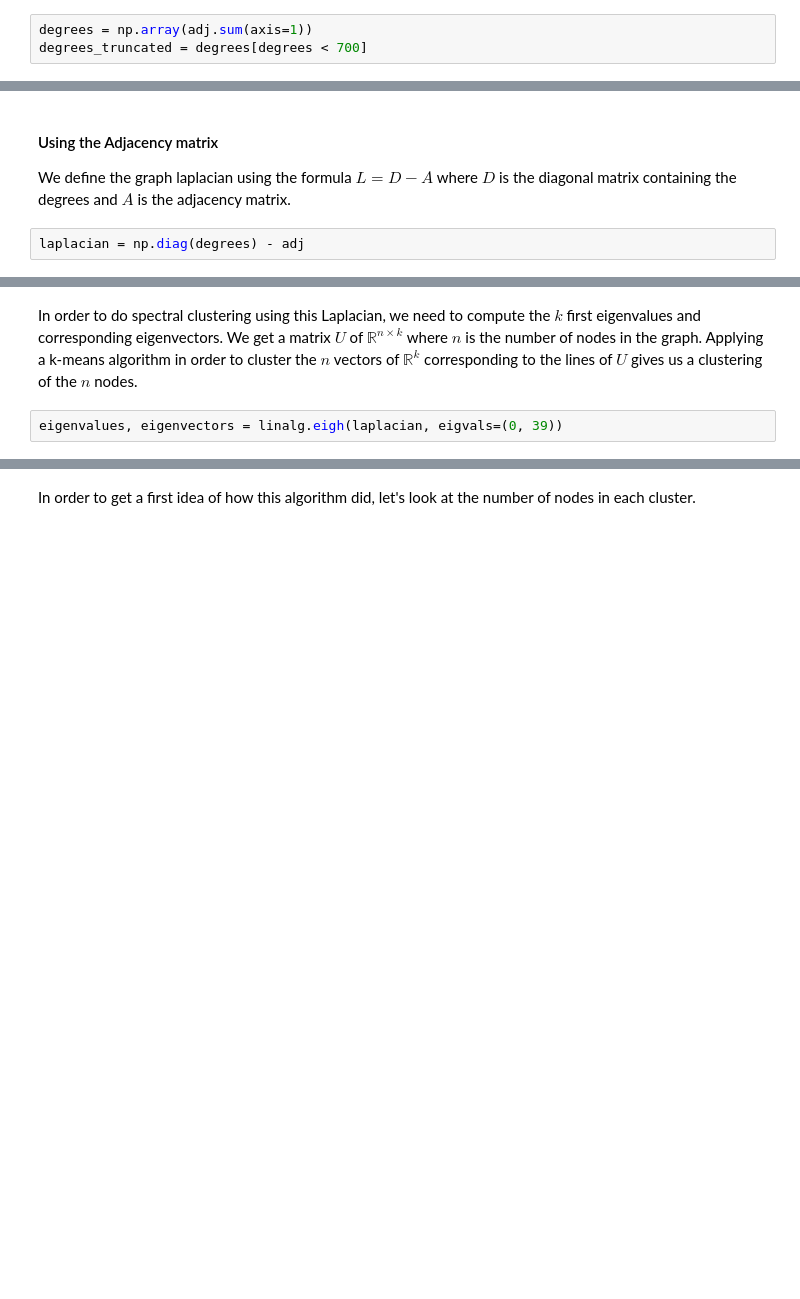
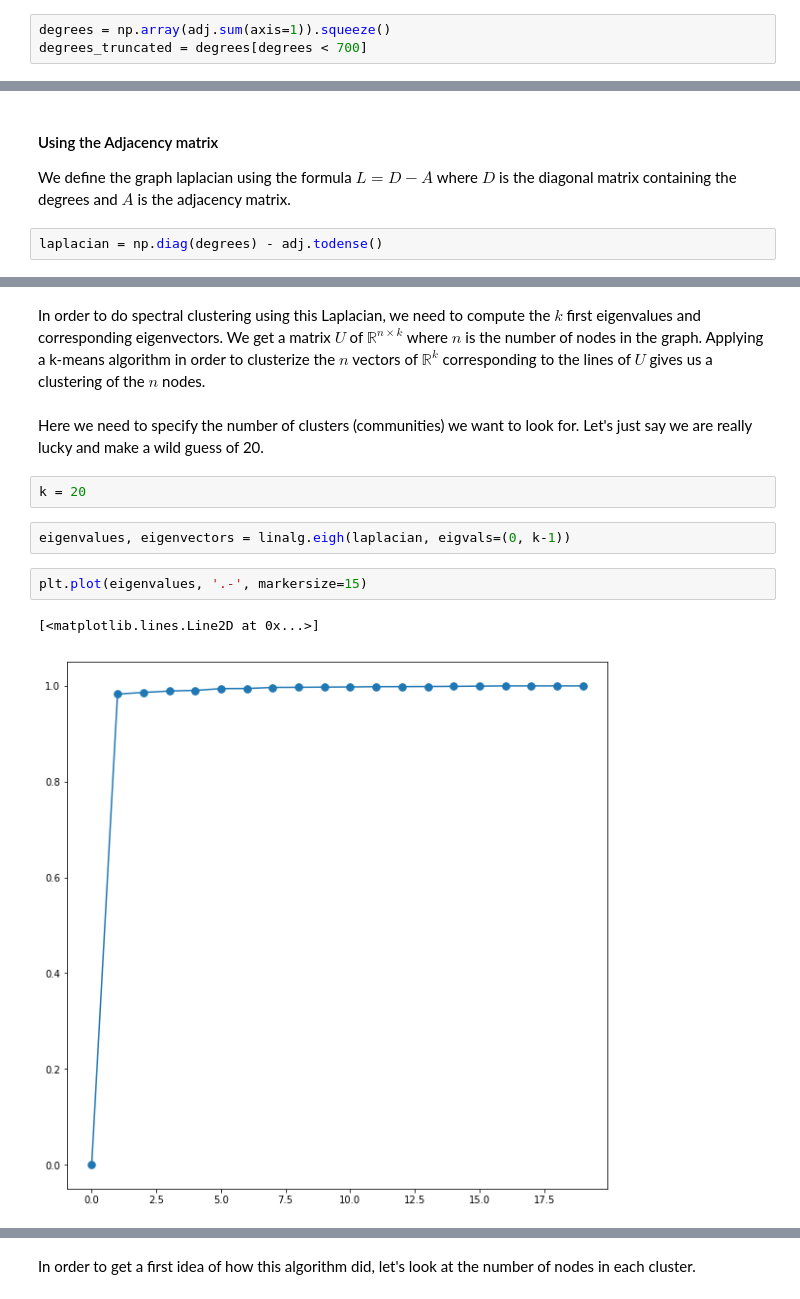
Before and after one commit to armand33/wikipedia_graph, a Jupyter notebook: ntds_project.ipynb, the cells around one changed output, grey strips where cells are left out. Cells and saved outputs as stored; diff of their text form; blank space fills up the shorter version.

```diff
--- a/ntds_project.ipynb
+++ b/ntds_project.ipynb
@@ -199,7 +158,7 @@ Check if it's symmetric :
 
 As there are some clear outliers making the visualization difficult, we can truncate the degrees or just use a box plot.
 # %%
-degrees = np.array(adj.sum(axis=1))
+degrees = np.array(adj.sum(axis=1)).squeeze()
 degrees_truncated = degrees[degrees < 700]
 # %%
 fig, ax = plt.subplots(ncols=2, sharey=True, figsize=(15,5))
@@ -277,7 +257,7 @@ The graph is connected.
 
 We define the graph laplacian using the formula $L = D- A$ where $D$ is the diagonal matrix containing the degrees and $A$ is the adjacency matrix.
 # %%
-laplacian = np.diag(degrees) - adj
+laplacian = np.diag(degrees) - adj.todense()
 # %%
 plt.spy(laplacian)
 # %% [output]
@@ -286,4 +266,13 @@ plt.spy(laplacian)
 # %% [markdown]
-In order to do spectral clustering using this Laplacian, we need to compute the $k$ first eigenvalues and corresponding eigenvectors. We get a matrix $U$ of $\mathbb{R}^{n \times k}$ where $n$ is the number of nodes in the graph. Applying a k-means algorithm in order to cluster the $n$ vectors of $\mathbb{R}^k$ corresponding to the lines of $U$ gives us a clustering of the $n$ nodes.
+In order to do spectral clustering using this Laplacian, we need to compute the $k$ first eigenvalues and corresponding eigenvectors. We get a matrix $U$ of $\mathbb{R}^{n \times k}$ where $n$ is the number of nodes in the graph. Applying a k-means algorithm in order to clusterize the $n$ vectors of $\mathbb{R}^k$ corresponding to the lines of $U$ gives us a clustering of the $n$ nodes.
+# %% [markdown]
+Here we need to specify the number of clusters (communities) we want to look for. Let's just say we are really lucky and make a wild guess of 20.
+# %%
+k = 20
 # %%
-eigenvalues, eigenvectors = linalg.eigh(laplacian, eigvals=(0, 39))
+eigenvalues, eigenvectors = linalg.eigh(laplacian, eigvals=(0, k-1))
+# %%
+plt.plot(eigenvalues, '.-', markersize=15)
+# %% [output]
+[<matplotlib.lines.Line2D at 0x...>]
+[figure, added]
```
Also changed, not shown: parts of 52 cells of this notebook, 13 other files.
